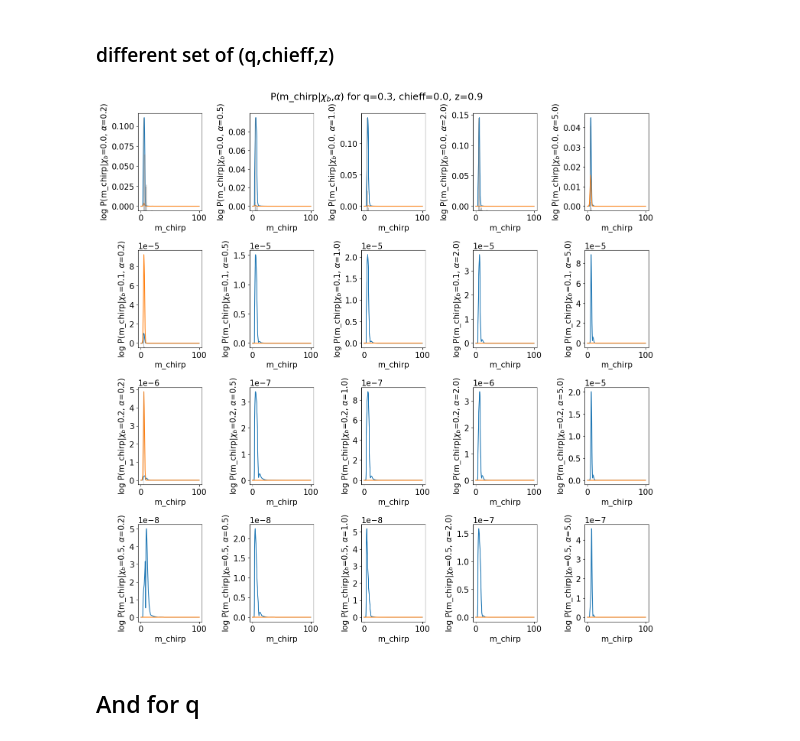
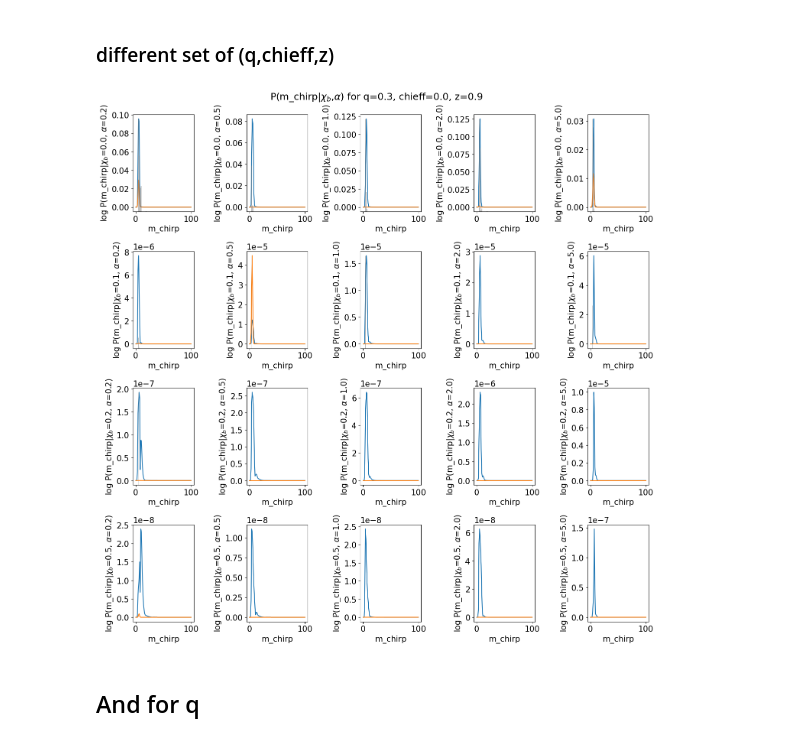
Before and after one commit to scolloms/AMAZE_model_selection, a Jupyter notebook: testing_notebooks/1D_p_theta_checks.ipynb, the cells around one changed output. Cells and saved outputs as stored; diff of their text form; code cells hidden in the pictures.

```diff
--- a/testing_notebooks/1D_p_theta_checks.ipynb
+++ b/testing_notebooks/1D_p_theta_checks.ipynb
@@ -71,8 +74,8 @@ while ctr < Nhyper:
 flow_path="/Users/stormcolloms/Documents/PhD/Project_work/AMAZE_model_selection/flow_models/cosmo_weights/newmappings_2/"
 flow['CE'].load_model(flow_path, 'CE')
 # %%
-mchirps = np.linspace(0.1,99.9,10000)
-sample = np.zeros((10000,4))
+mchirps = np.linspace(0.1,99.9,100)
+sample = np.zeros((100,4))
 conds = np.reshape((np.tile([0.5,0.2],np.shape(sample)[0])),(1,-1,2))
 
 for i, m in enumerate(mchirps):
@@ -108,20 +111,10 @@ plt.rcParams["figure.figsize"] = (15,15)
 plt.rcParams.update({'font.size': 15})
 fig_mchirp, ax = plt.subplots(4,5)
 
-flow_norm_consts=np.array([[912.95751953, 879.65722656, 866.83276367, 882.21203613,
-        804.12347412],
-       [758.762146  , 802.56695557, 805.50073242, 787.86743164,
-        694.44598389],
-       [809.63928223, 765.94787598, 730.94903564, 711.82141113,
-        588.44030762],
-       [501.44515991, 512.78137207, 479.89831543, 394.3085022 ,
-        328.69985962]])
-
 for chibid, xb in enumerate(chi_b):
     for alphaid, a  in enumerate(alpha):
-        ax[chibid,alphaid].plot(mchirps, np.reshape(np.exp(p_mchirp[chibid,alphaid])/flow_norm_consts[chibid,alphaid], -1))
+        ax[chibid,alphaid].plot(mchirps, np.reshape(np.exp(p_mchirp[chibid,alphaid]), -1))
         ax[chibid,alphaid].plot(mchirps_kde, np.reshape((p_mchirp_kde[chibid,alphaid]), -1))
-
 
         #plot histogram of samples around this point q=0.8,chieff=0.1,z=0.1
         bin_width = 0.05
@@ -138,7 +131,7 @@ for chibid, xb in enumerate(chi_b):
         secax.axis('off')
 
         ax[chibid,alphaid].set_xlabel(fr'm_chirp')
-        ax[chibid,alphaid].set_ylabel(fr'log P(m_chirp|$\chi_b$={xb}, $\alpha$={a})')
+        ax[chibid,alphaid].set_ylabel(fr'P(m_chirp|$\chi_b$={xb}, $\alpha$={a})')
         #ax[chibid,alphaid].set_ylim(-50,1)
         #ax[chi_b_id,alpha_id].legend()
 fig_mchirp.suptitle(fr'P(m_chirp|$\chi_b$,$\alpha$) for q=0.8, chieff=0.1, z=0.1')
@@ -148,8 +142,8 @@ fig_mchirp.tight_layout(pad=1.3)
 # %% [markdown]
 ### different set of (q,chieff,z)
 # %%
-mchirps = np.linspace(0.1,99.9,1000)
-sample = np.zeros((1000,4))
+mchirps = np.linspace(0.1,99.9,100)
+sample = np.zeros((100,4))
 conds = np.reshape((np.tile([0.5,0.2],np.shape(sample)[0])),(1,-1,2))
 
 for i, m in enumerate(mchirps):
@@ -184,34 +178,34 @@ for chibid, xb in enumerate(chi_b):
 # %%
 plt.rcParams["figure.figsize"] = (15,15)
 plt.rcParams.update({'font.size': 15})
 fig_mchirp, ax = plt.subplots(4,5)
 
 for chibid, xb in enumerate(chi_b):
     for alphaid, a  in enumerate(alpha):
-        ax[chibid,alphaid].plot(mchirps, np.reshape(np.exp(p_mchirp_flow[chibid,alphaid])/flow_norm_consts[chibid,alphaid], -1))
+        ax[chibid,alphaid].plot(mchirps, np.reshape(np.exp(p_mchirp_flow[chibid,alphaid]), -1))
         ax[chibid,alphaid].plot(mchirps_kde, np.reshape((p_mchirp_kde[chibid,alphaid]), -1))
 
 
         bin_width = 0.05
         qs= models_dict[(chibid,alphaid)][:]['q']
         chieffs = models_dict[(chibid,alphaid)][:]['chieff']
         zs = models_dict[(chibid,alphaid)][:]['z']
         bin_q = np.logical_and(qs>0.3 - bin_width, qs < 0.3 + bin_width)
         bin_chieff = np.logical_and(chieffs>0.0 - 2*bin_width,  chieffs< 0.0 + 2*bin_width)
         bin_z = np.logical_and(zs>0.9 - 10*bin_width, zs < 0.9 + 10*bin_width)
         bin_conditions = np.logical_and(np.logical_and(bin_q, bin_chieff), bin_z)
 
         secax = ax[chibid,alphaid].twinx()
         secax.hist(models_dict[(chibid,alphaid)][bin_conditions]['mchirp'], weights=weights_dict[(chibid,alphaid)][bin_conditions], color='grey', alpha=0.5, density=True)
         secax.axis('off')
         ax[chibid,alphaid].set_xlabel(fr'm_chirp')
-        ax[chibid,alphaid].set_ylabel(fr'log P(m_chirp|$\chi_b$={xb}, $\alpha$={a})')
+        ax[chibid,alphaid].set_ylabel(fr'P(m_chirp|$\chi_b$={xb}, $\alpha$={a})')
         #ax[chibid,alphaid].set_ylim(-50,1)
         #ax[chi_b_id,alpha_id].legend()
 fig_mchirp.suptitle(fr'P(m_chirp|$\chi_b$,$\alpha$) for q=0.3, chieff=0.0, z=0.9')
 fig_mchirp.tight_layout(pad=1.3)
 # %% [output]
-[figure, old version]
+[figure, new version]
 # %% [markdown]
 ## And for q
 # %%
```
Also changed, not shown: parts of 4 cells of this notebook, 2 other files.
